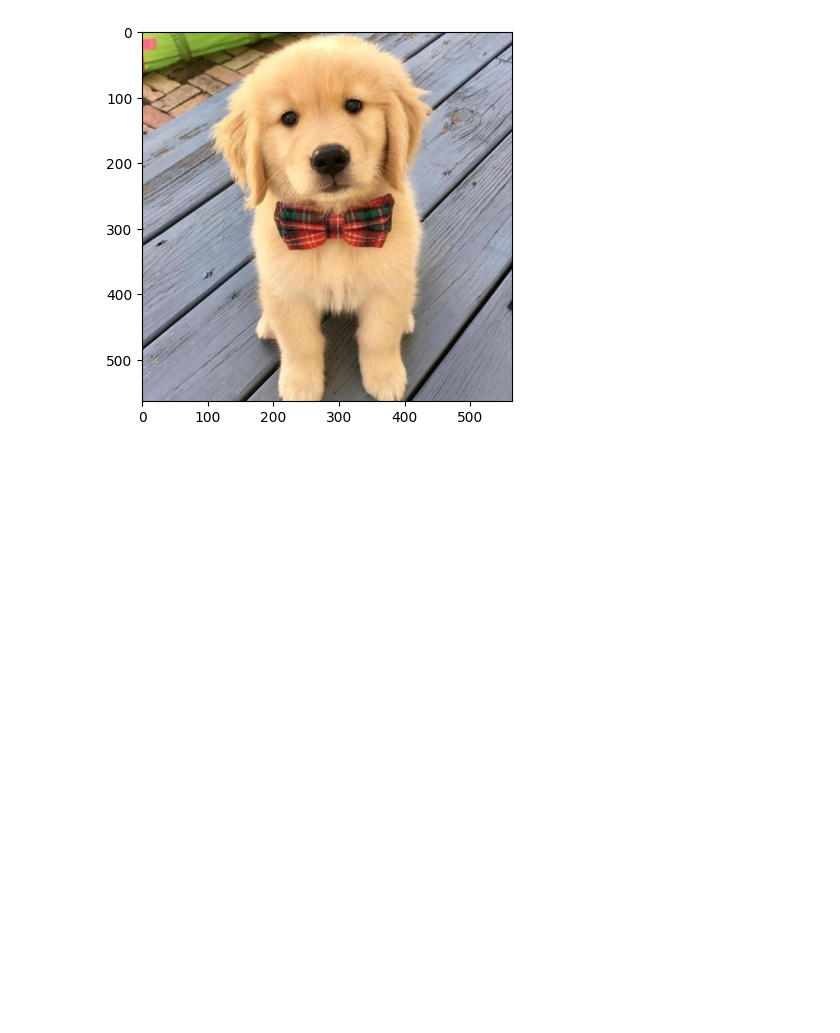
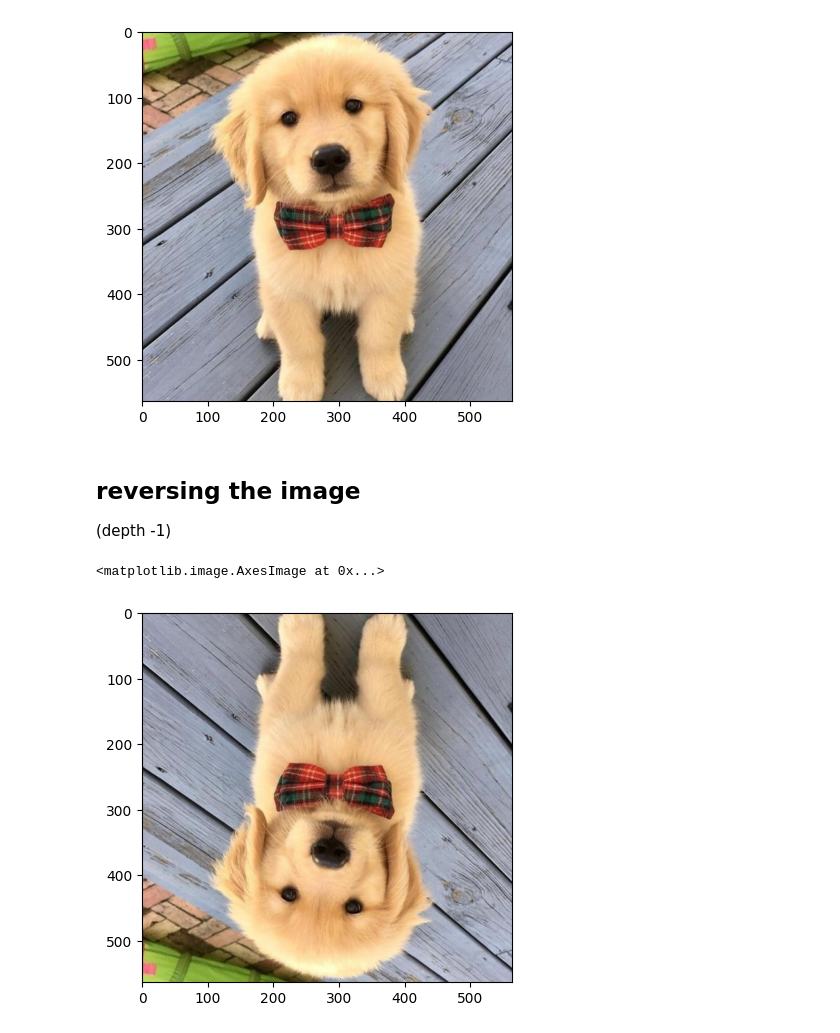
Before and after one commit to AntaraR12/Data-Science-PocketBook, a Jupyter notebook: numpy/image-processing.ipynb, the cells around one changed output. Cells and saved outputs as stored; diff of their text form; code cells hidden in the pictures; blank space fills up the shorter version.

Commit message:
updating the image

```diff
--- a/numpy/image-processing.ipynb
+++ b/numpy/image-processing.ipynb
@@ -15,3 +15,11 @@ plt.imshow(cutie)
 # %% [output]
 <matplotlib.image.AxesImage at 0x...>
 [figure]
+# %% [markdown]
+## reversing the image
+(depth -1)
+# %%
+plt.imshow(cutie[::-1,::,::])
+# %% [output]
+<matplotlib.image.AxesImage at 0x...>
+[figure, added]
```
Also changed, not shown: parts of 4 cells of this notebook.
